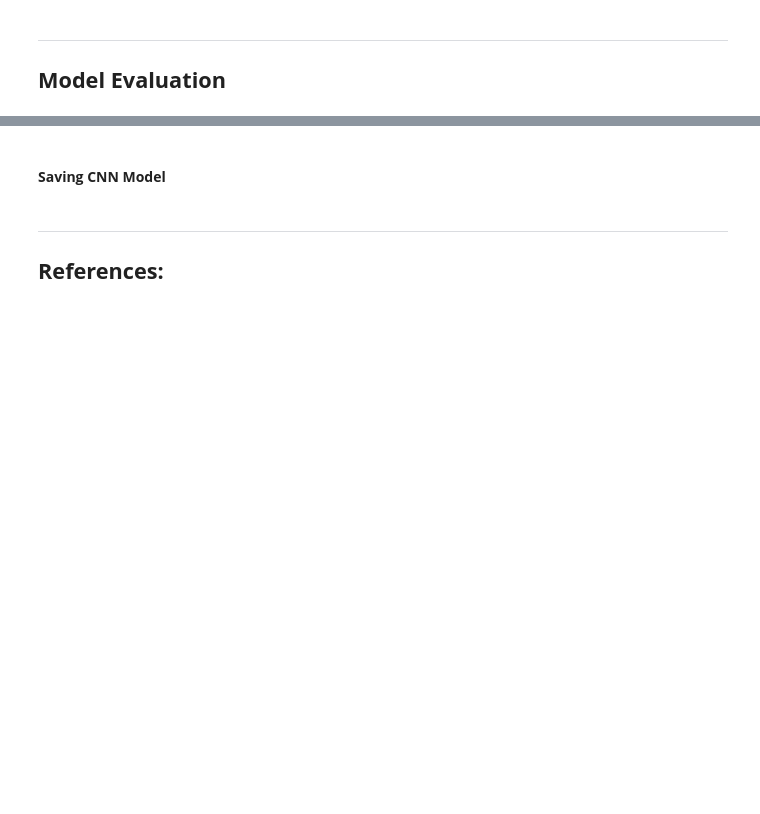
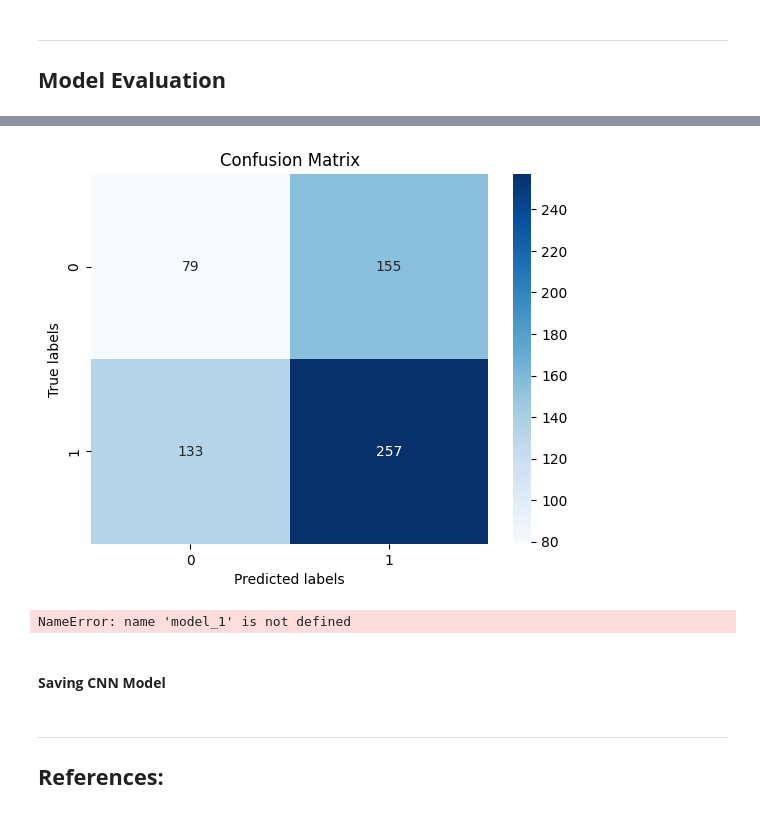
Before and after one commit to AndyMDH/pneumonia_detection_cnn, a Jupyter notebook: main.ipynb, the cells around one changed output, grey strips where cells are left out. Saved outputs shown, nothing was run; the diff lists cells and outputs as text; code cells hidden in the pictures; blank space fills up the shorter version.

```diff
--- a/main.ipynb
+++ b/main.ipynb
@@ -831,3 +808,38 @@ visualize_predictions(image_batch, label_batch_int, predicted_labels_batch)
+# %%
+# Plot the confusion matrix w
+sns.heatmap(matrix, annot=True, fmt='d', cmap='Blues')
+plt.xlabel('Predicted labels')
+plt.ylabel('True labels')
+plt.title('Confusion Matrix')
+plt.show()
+# %% [output]
+[figure, added]
+# %%
+# Define the class labels for the binary classification task
+class_labels = ['Negative', 'Positive']
+
+# Get a batch of images from the test dataset
+for images_batch, labels_batch in test_data_generator:
+    # Make sure we get a single batch
+    break
+
+# Predict the labels for this batch
+predictions = model_1.predict(images_batch)
+# Convert predictions to binary using 0.5 as a threshold
+predicted_classes = (predictions > 0.5).astype(int)
+
+# Visualize the first N images, their predicted, and true labels
+N = 5  # Number of images to display
+plt.figure(figsize=(20, 4))
+for i in range(N):
+    ax = plt.subplot(1, N, i + 1)
+    plt.imshow(images_batch[i].astype("uint8"))
+    plt.title(f"Predicted: {class_labels[predicted_classes[i][0]]}\nTrue: {class_labels[int(labels_batch[i])]}")
+    plt.axis("off")
+
+plt.show()
+# %% [output]
+NameError: name 'model_1' is not defined
 # %% [markdown]
 #### **Saving CNN Model**
 # %%
```
Also changed, not shown: parts of 9 cells of this notebook.
